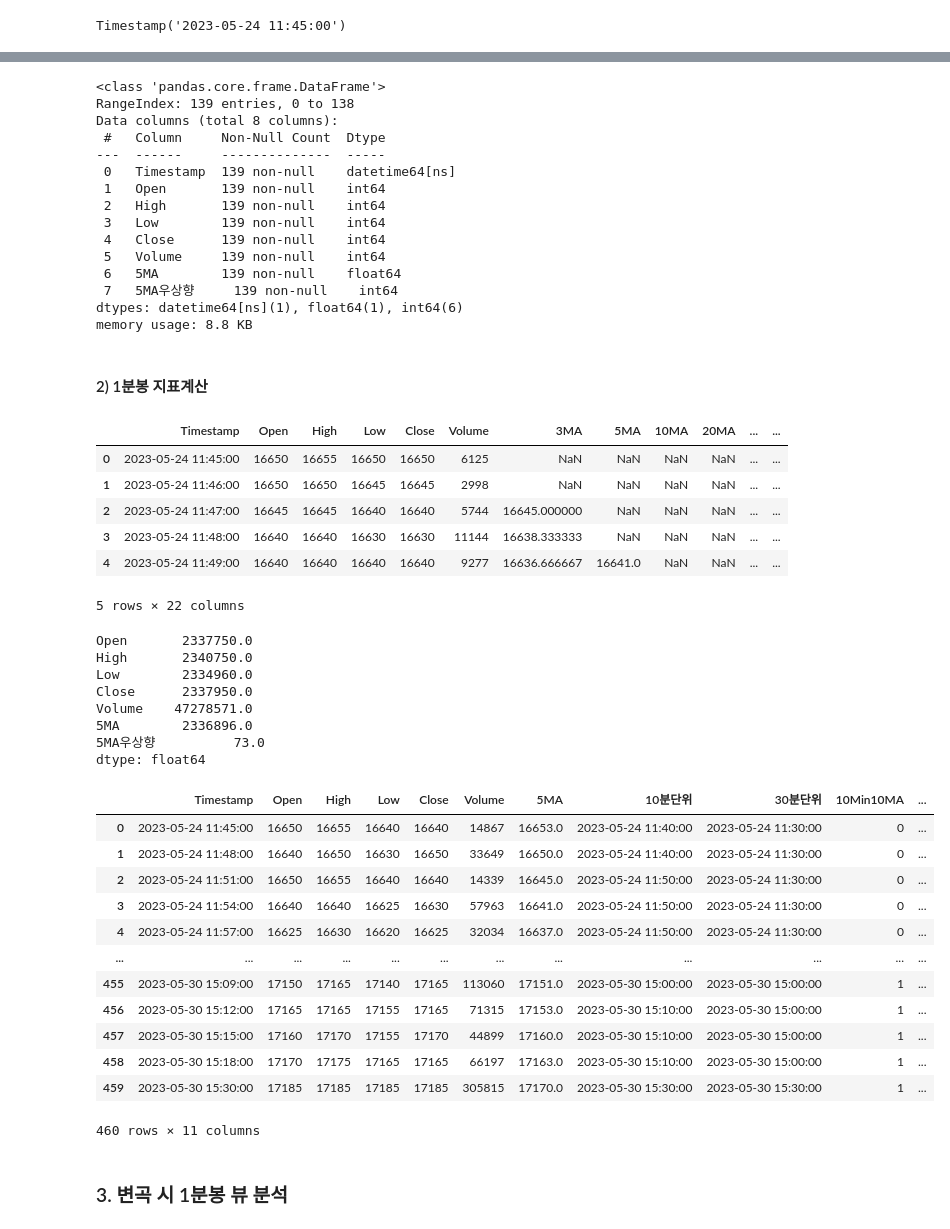
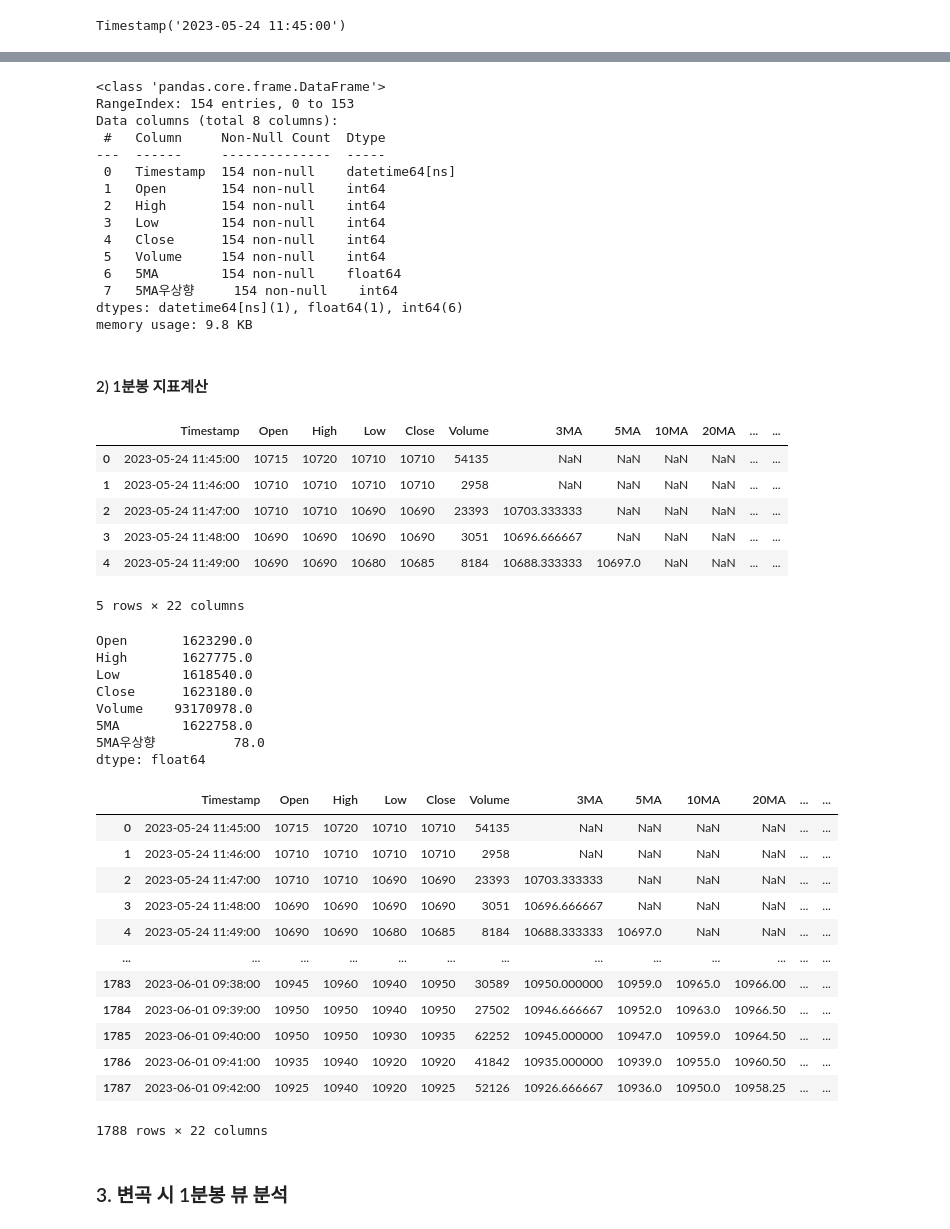
Before and after one commit to dongzooo/Quant-with-py, a Jupyter notebook: 캔들데이터 분석/3분봉5이평_변곡_통계분석.ipynb, the cells around one changed output, grey strips where cells are left out. Cells and saved outputs as stored; diff of their text form; code cells hidden in the pictures.

```diff
--- a/캔들데이터 분석/3분봉5이평_변곡_통계분석.ipynb
+++ b/캔들데이터 분석/3분봉5이평_변곡_통계분석.ipynb
@@ -76,25 +425,25 @@ Saving ytd30MinData1.csv to ytd30MinData1.csv
 #14시50분 이후 데이터는 날리는 작업은 이평성 생성후 한다
 target_time = pd.to_datetime("14:50:00", format="%H:%M:%S").strftime('%H:%M:%S')
 
-df1Min = pd.read_csv("/content/ytd1MinData1.csv")
+df1Min = pd.read_csv("/content/ytd1MinData3.csv")
 df1Min = df1Min.drop(df1Min.columns[0], axis=1)
 df1Min.columns = ['Timestamp', 'Open', 'High', 'Low', 'Close','Volume']
 df1Min['Timestamp'] = pd.to_datetime(df1Min['Timestamp'], format="%y-%m-%d %H:%M:%S")
 df1Min = df1Min.drop_duplicates().sort_values('Timestamp').reset_index(drop=True)
 
-df3Min = pd.read_csv("/content/ytd3MinData1.csv")
+df3Min = pd.read_csv("/content/ytd3MinData3.csv")
 df3Min = df3Min.drop(df3Min.columns[0], axis=1)
 df3Min.columns = ['Timestamp', 'Open', 'High', 'Low', 'Close','Volume']
 df3Min['Timestamp'] = pd.to_datetime(df3Min['Timestamp'], format="%y-%m-%d %H:%M:%S")
 df3Min = df3Min.drop_duplicates().sort_values('Timestamp').reset_index(drop=True)
 
-df10Min = pd.read_csv("/content/ytd10MinData1.csv")
+df10Min = pd.read_csv("/content/ytd10MinData3.csv")
 df10Min = df10Min.drop(df10Min.columns[0], axis=1)
 df10Min.columns = ['Timestamp', 'Open', 'High', 'Low', 'Close','Volume']
 df10Min['Timestamp'] = pd.to_datetime(df10Min['Timestamp'], format="%y-%m-%d %H:%M:%S")
 df10Min = df10Min.drop_duplicates().sort_values('Timestamp').reset_index(drop=True)
 
-df30Min = pd.read_csv("/content/ytd30MinData1.csv")
+df30Min = pd.read_csv("/content/ytd30MinData3.csv")
 df30Min = df30Min.drop(df30Min.columns[0], axis=1)
 df30Min.columns = ['Timestamp', 'Open', 'High', 'Low', 'Close','Volume']
 df30Min['Timestamp'] = pd.to_datetime(df30Min['Timestamp'], format="%y-%m-%d %H:%M:%S")
@@ -167,20 +518,20 @@ See the caveats in the documentation: https://pandas.pydata.org/pandas-docs/stab
 df30Min.info()
 # %% [output]
 <class 'pandas.core.frame.DataFrame'>
-RangeIndex: 139 entries, 0 to 138
+RangeIndex: 154 entries, 0 to 153
 Data columns (total 8 columns):
  #   Column     Non-Null Count  Dtype
 ---  ------     --------------  -----
- 0   Timestamp  139 non-null    datetime64[ns]
- 1   Open       139 non-null    int64
- 2   High       139 non-null    int64
- 3   Low        139 non-null    int64
- 4   Close      139 non-null    int64
- 5   Volume     139 non-null    int64
- 6   5MA        139 non-null    float64
- 7   5MA우상향     139 non-null    int64
+ 0   Timestamp  154 non-null    datetime64[ns]
+ 1   Open       154 non-null    int64
+ 2   High       154 non-null    int64
+ 3   Low        154 non-null    int64
+ 4   Close      154 non-null    int64
+ 5   Volume     154 non-null    int64
+ 6   5MA        154 non-null    float64
+ 7   5MA우상향     154 non-null    int64
 dtypes: datetime64[ns](1), float64(1), int64(6)
-memory usage: 8.8 KB
+memory usage: 9.8 KB
 # %% [markdown]
 #### 2) 1분봉 지표계산
 # %%
@@ -219,22 +570,22 @@ df1Min['Timestamp'] = pd.to_datetime(df1Min['Timestamp'], format="%y-%m-%d %H:%M
 df1Min.head()
 # %% [output]
 |  | Timestamp | Open | High | Low | Close | Volume | 3MA | 5MA | 10MA | 20MA | ... | ... |
-| 0 | 2023-05-24 11:45:00 | 16650 | 16655 | 16650 | 16650 | 6125 | NaN | NaN | NaN | NaN | ... | ... |
-| 1 | 2023-05-24 11:46:00 | 16650 | 16650 | 16645 | 16645 | 2998 | NaN | NaN | NaN | NaN | ... | ... |
-| 2 | 2023-05-24 11:47:00 | 16645 | 16645 | 16640 | 16640 | 5744 | 16645.000000 | NaN | NaN | NaN | ... | ... |
-| 3 | 2023-05-24 11:48:00 | 16640 | 16640 | 16630 | 16630 | 11144 | 16638.333333 | NaN | NaN | NaN | ... | ... |
-| 4 | 2023-05-24 11:49:00 | 16640 | 16640 | 16640 | 16640 | 9277 | 16636.666667 | 16641.0 | NaN | NaN | ... | ... |
+| 0 | 2023-05-24 11:45:00 | 10715 | 10720 | 10710 | 10710 | 54135 | NaN | NaN | NaN | NaN | ... | ... |
+| 1 | 2023-05-24 11:46:00 | 10710 | 10710 | 10710 | 10710 | 2958 | NaN | NaN | NaN | NaN | ... | ... |
+| 2 | 2023-05-24 11:47:00 | 10710 | 10710 | 10690 | 10690 | 23393 | 10703.333333 | NaN | NaN | NaN | ... | ... |
+| 3 | 2023-05-24 11:48:00 | 10690 | 10690 | 10690 | 10690 | 3051 | 10696.666667 | NaN | NaN | NaN | ... | ... |
+| 4 | 2023-05-24 11:49:00 | 10690 | 10690 | 10680 | 10685 | 8184 | 10688.333333 | 10697.0 | NaN | NaN | ... | ... |
 5 rows × 22 columns
 # %%
 df30Min.sum()
 # %% [output]
-Open       2337750.0
-High       2340750.0
-Low        2334960.0
-Close      2337950.0
-Volume    47278571.0
-5MA        2336896.0
-5MA우상향          73.0
+Open       1623290.0
+High       1627775.0
+Low        1618540.0
+Close      1623180.0
+Volume    93170978.0
+5MA        1622758.0
+5MA우상향          78.0
 dtype: float64
 # %%
 #df3Min에 10분봉 10이평선 30분봉 5이평선 데이터 추가
@@ -261,22 +612,22 @@ for i in range(len(df30Min)):
 # %%
 # len(df1Min['5MA우상향'][df1Min['5MA우상향']==1])
 # a=df1Min['5MA우상향'][df1Min['5MA우상향']==1]
 # df1Min[['Timestamp','5MA우상향']][100:200]
-df3Min
+df1Min
 # %% [output]
-|  | Timestamp | Open | High | Low | Close | Volume | 5MA | 10분단위 | 30분단위 | 10Min10MA | ... |
-| 0 | 2023-05-24 11:45:00 | 16650 | 16655 | 16640 | 16640 | 14867 | 16653.0 | 2023-05-24 11:40:00 | 2023-05-24 11:30:00 | 0 | ... |
-| 1 | 2023-05-24 11:48:00 | 16640 | 16650 | 16630 | 16650 | 33649 | 16650.0 | 2023-05-24 11:40:00 | 2023-05-24 11:30:00 | 0 | ... |
-| 2 | 2023-05-24 11:51:00 | 16650 | 16655 | 16640 | 16640 | 14339 | 16645.0 | 2023-05-24 11:50:00 | 2023-05-24 11:30:00 | 0 | ... |
-| 3 | 2023-05-24 11:54:00 | 16640 | 16640 | 16625 | 16630 | 57963 | 16641.0 | 2023-05-24 11:50:00 | 2023-05-24 11:30:00 | 0 | ... |
-| 4 | 2023-05-24 11:57:00 | 16625 | 16630 | 16620 | 16625 | 32034 | 16637.0 | 2023-05-24 11:50:00 | 2023-05-24 11:30:00 | 0 | ... |
-| ... | ... | ... | ... | ... | ... | ... | ... | ... | ... | ... | ... |
-| 455 | 2023-05-30 15:09:00 | 17150 | 17165 | 17140 | 17165 | 113060 | 17151.0 | 2023-05-30 15:00:00 | 2023-05-30 15:00:00 | 1 | ... |
-| 456 | 2023-05-30 15:12:00 | 17165 | 17165 | 17155 | 17165 | 71315 | 17153.0 | 2023-05-30 15:10:00 | 2023-05-30 15:00:00 | 1 | ... |
-| 457 | 2023-05-30 15:15:00 | 17160 | 17170 | 17155 | 17170 | 44899 | 17160.0 | 2023-05-30 15:10:00 | 2023-05-30 15:00:00 | 1 | ... |
-| 458 | 2023-05-30 15:18:00 | 17170 | 17175 | 17165 | 17165 | 66197 | 17163.0 | 2023-05-30 15:10:00 | 2023-05-30 15:00:00 | 1 | ... |
-| 459 | 2023-05-30 15:30:00 | 17185 | 17185 | 17185 | 17185 | 305815 | 17170.0 | 2023-05-30 15:30:00 | 2023-05-30 15:30:00 | 1 | ... |
+|  | Timestamp | Open | High | Low | Close | Volume | 3MA | 5MA | 10MA | 20MA | ... | ... |
+| 0 | 2023-05-24 11:45:00 | 10715 | 10720 | 10710 | 10710 | 54135 | NaN | NaN | NaN | NaN | ... | ... |
+| 1 | 2023-05-24 11:46:00 | 10710 | 10710 | 10710 | 10710 | 2958 | NaN | NaN | NaN | NaN | ... | ... |
+| 2 | 2023-05-24 11:47:00 | 10710 | 10710 | 10690 | 10690 | 23393 | 10703.333333 | NaN | NaN | NaN | ... | ... |
+| 3 | 2023-05-24 11:48:00 | 10690 | 10690 | 10690 | 10690 | 3051 | 10696.666667 | NaN | NaN | NaN | ... | ... |
+| 4 | 2023-05-24 11:49:00 | 10690 | 10690 | 10680 | 10685 | 8184 | 10688.333333 | 10697.0 | NaN | NaN | ... | ... |
+| ... | ... | ... | ... | ... | ... | ... | ... | ... | ... | ... | ... | ... |
+| 1783 | 2023-06-01 09:38:00 | 10945 | 10960 | 10940 | 10950 | 30589 | 10950.000000 | 10959.0 | 10965.0 | 10966.00 | ... | ... |
+| 1784 | 2023-06-01 09:39:00 | 10950 | 10950 | 10940 | 10950 | 27502 | 10946.666667 | 10952.0 | 10963.0 | 10966.50 | ... | ... |
+| 1785 | 2023-06-01 09:40:00 | 10950 | 10950 | 10930 | 10935 | 62252 | 10945.000000 | 10947.0 | 10959.0 | 10964.50 | ... | ... |
+| 1786 | 2023-06-01 09:41:00 | 10935 | 10940 | 10920 | 10920 | 41842 | 10935.000000 | 10939.0 | 10955.0 | 10960.50 | ... | ... |
+| 1787 | 2023-06-01 09:42:00 | 10925 | 10940 | 10920 | 10925 | 52126 | 10926.666667 | 10936.0 | 10950.0 | 10958.25 | ... | ... |
-460 rows × 11 columns
+1788 rows × 22 columns
 # %% [markdown]
 ### 3. 변곡 시 1분봉 뷰 분석
 # %% [markdown]
```
Also changed, not shown: parts of 22 cells of this notebook.
